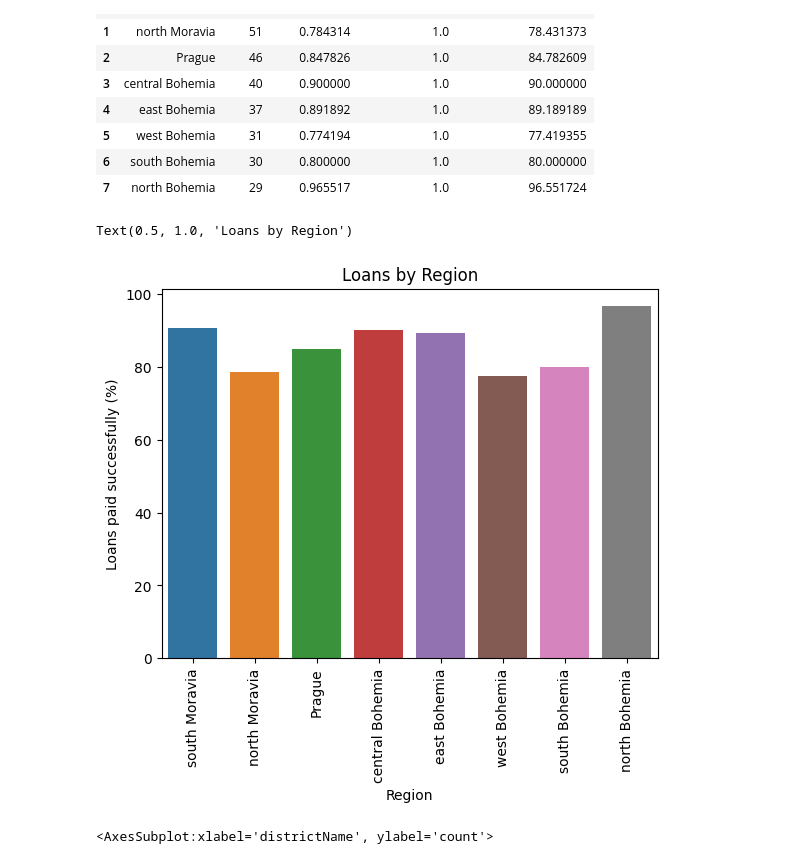
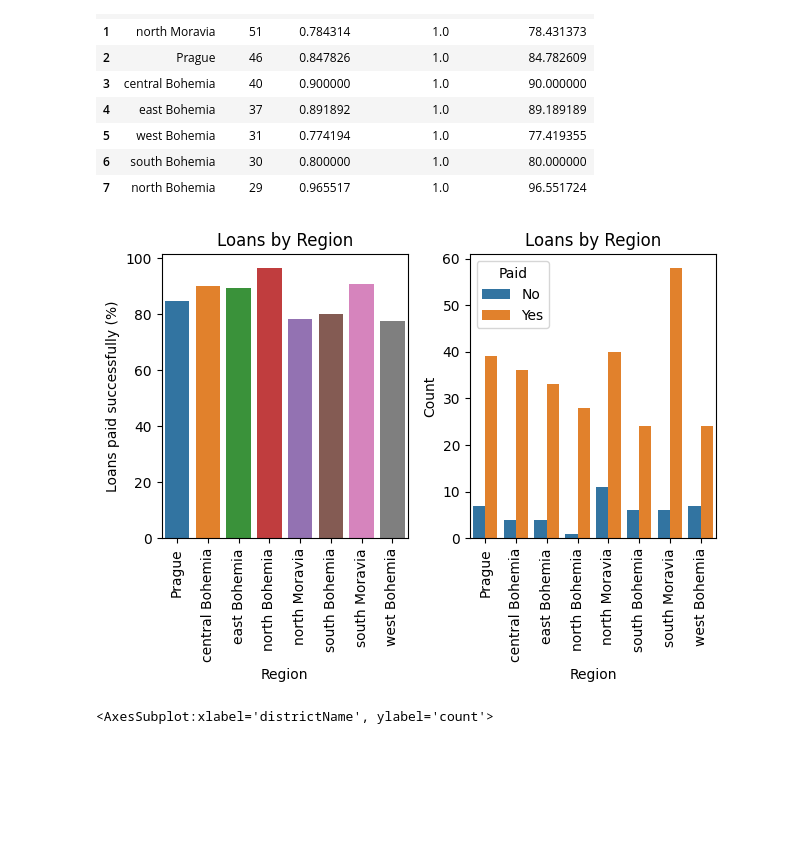
Before and after one commit to adr1an0s0ar3s/feup-ac-22-23, a Jupyter notebook: notebooks/district.ipynb, the cells around one changed output. Cells and saved outputs as stored; diff of their text form; code cells hidden in the pictures; blank space fills up the shorter version.

```diff
--- a/notebooks/district.ipynb
+++ b/notebooks/district.ipynb
@@ -67,14 +68,24 @@ region_df.head(20)
 | 6 | south Bohemia | 30 | 0.800000 | 1.0 | 80.000000 |
 | 7 | north Bohemia | 29 | 0.965517 | 1.0 | 96.551724 |
 # %%
-sns.barplot(data=region_df, x='region', y='mean_status_percent')
-plt.xlabel('Region')
-plt.ylabel('Loans paid successfully (%)')
-plt.xticks(rotation=90)
-plt.title("Loans by Region")
+fig, ax = plt.subplots(1,2)
+
+sns.barplot(data=region_df.sort_values(by='region'), x='region', y='mean_status_percent', ax=ax[0])
+ax[0].set_xlabel('Region')
+ax[0].set_ylabel('Loans paid successfully (%)')
+ax[0].set_title('Loans by Region')
+ax[0].xaxis.set_tick_params(rotation=90)
+
+sns.countplot(data=df.sort_values(by='region'), x='region', hue='status', ax=ax[1])
+ax[1].set_xlabel('Region')
+ax[1].set_ylabel('Count')
+ax[1].set_title('Loans by Region')
+ax[1].xaxis.set_tick_params(rotation=90)
+ax[1].legend(['No', 'Yes'], title='Paid')
+
+plt.tight_layout()
 # %% [output]
-Text(0.5, 1.0, 'Loans by Region')
-[figure, old version]
+[figure, new version]
 # %%
 sns.countplot(df, x='districtName', hue='status')
 # %% [output]
```
Also changed, not shown: parts of 4 cells of this notebook, 4 other files.
